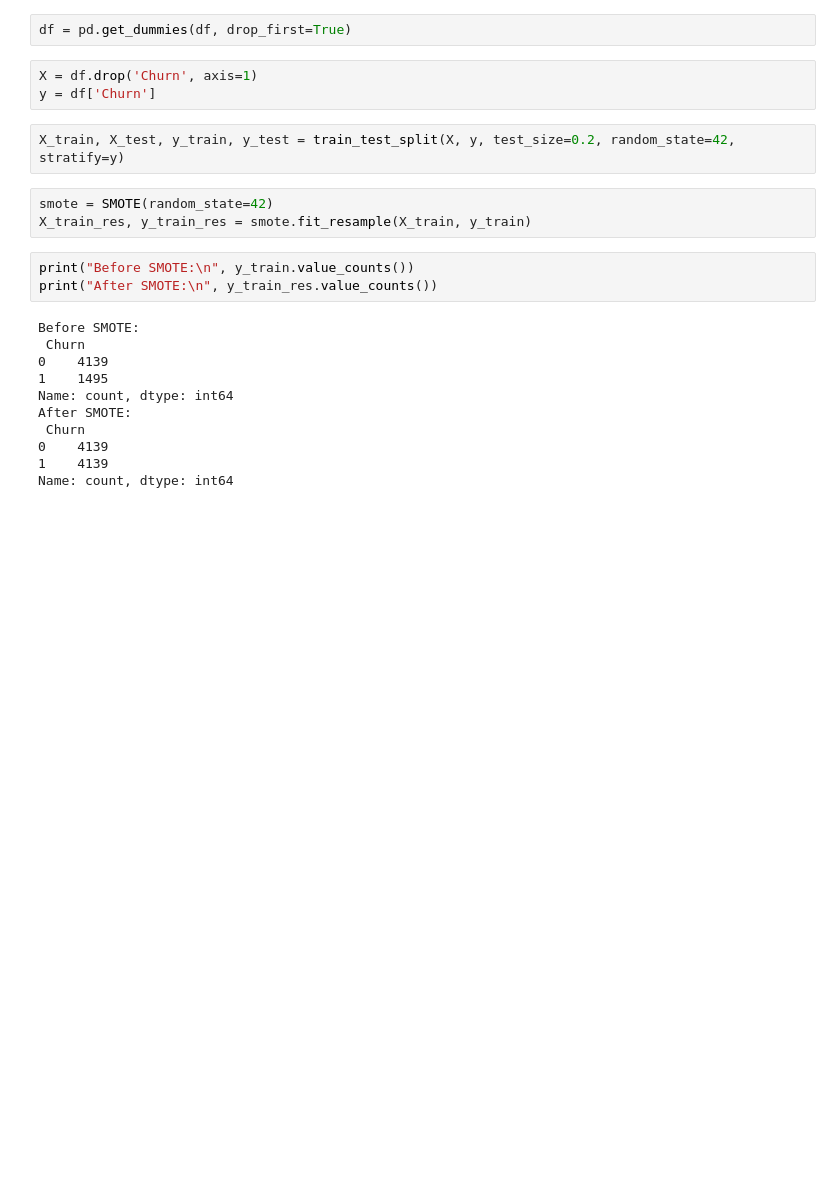
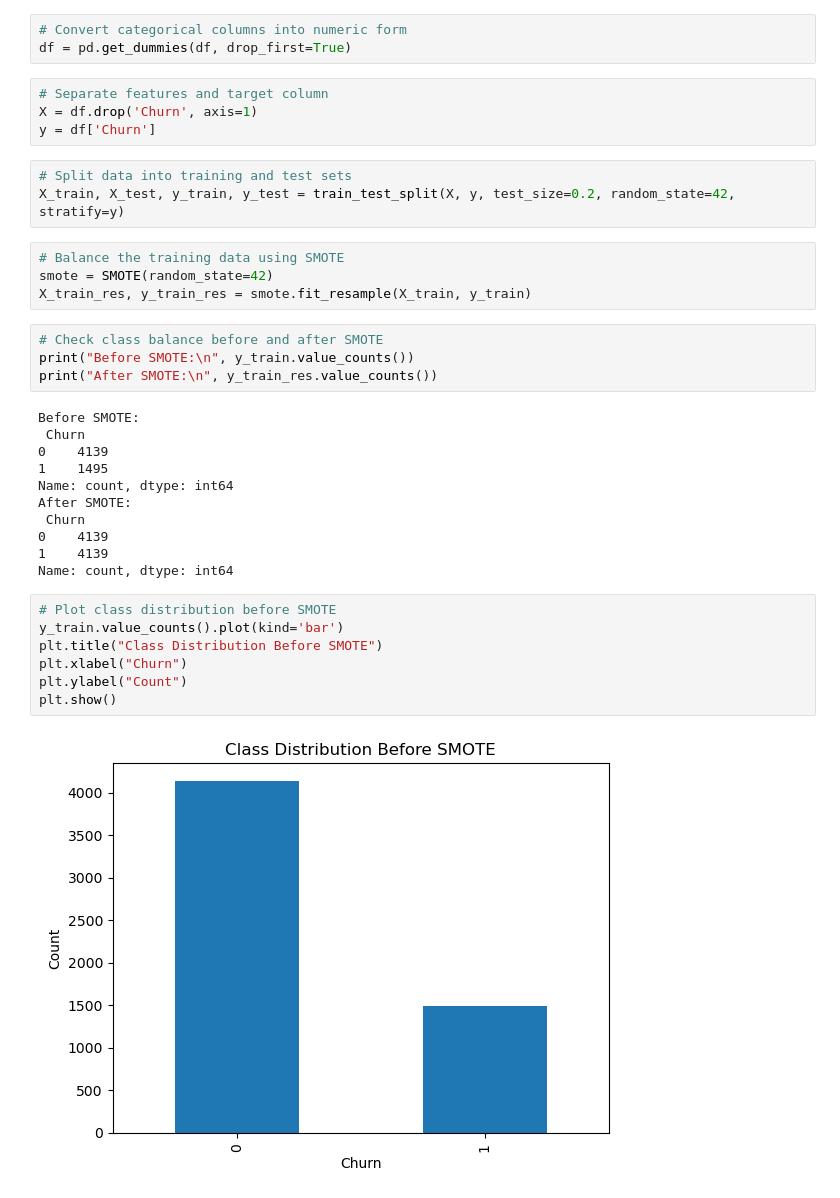
Before and after one commit to deepakraj-04/Data-Science-Project, a Jupyter notebook: Data Science Project.ipynb, the cells around one changed output. Drawn from its saved outputs; the diff is of its cells as text; blank space fills up the shorter version.

```diff
--- a/Data Science Project.ipynb
+++ b/Data Science Project.ipynb
@@ -121,16 +124,21 @@ if 'SeniorCitizen' in df.columns:
 df_LE = LabelEncoder()
 df['Churn'] = df_LE.fit_transform(df['Churn'])
 # %%
+# Convert categorical columns into numeric form
 df = pd.get_dummies(df, drop_first=True)
 # %%
+# Separate features and target column
 X = df.drop('Churn', axis=1)
 y = df['Churn']
 # %%
+# Split data into training and test sets
 X_train, X_test, y_train, y_test = train_test_split(X, y, test_size=0.2, random_state=42, stratify=y)
 # %%
+# Balance the training data using SMOTE
 smote = SMOTE(random_state=42)
 X_train_res, y_train_res = smote.fit_resample(X_train, y_train)
 # %%
+# Check class balance before and after SMOTE
 print("Before SMOTE:\n", y_train.value_counts())
 print("After SMOTE:\n", y_train_res.value_counts())
 # %% [output]
@@ -144,3 +152,12 @@ After SMOTE:
 0    4139
 1    4139
 Name: count, dtype: int64
+# %%
+# Plot class distribution before SMOTE
+y_train.value_counts().plot(kind='bar')
+plt.title("Class Distribution Before SMOTE")
+plt.xlabel("Churn")
+plt.ylabel("Count")
+plt.show()
+# %% [output]
+[figure, added]
```
Also changed, not shown: parts of 25 cells of this notebook, 1 other file.
